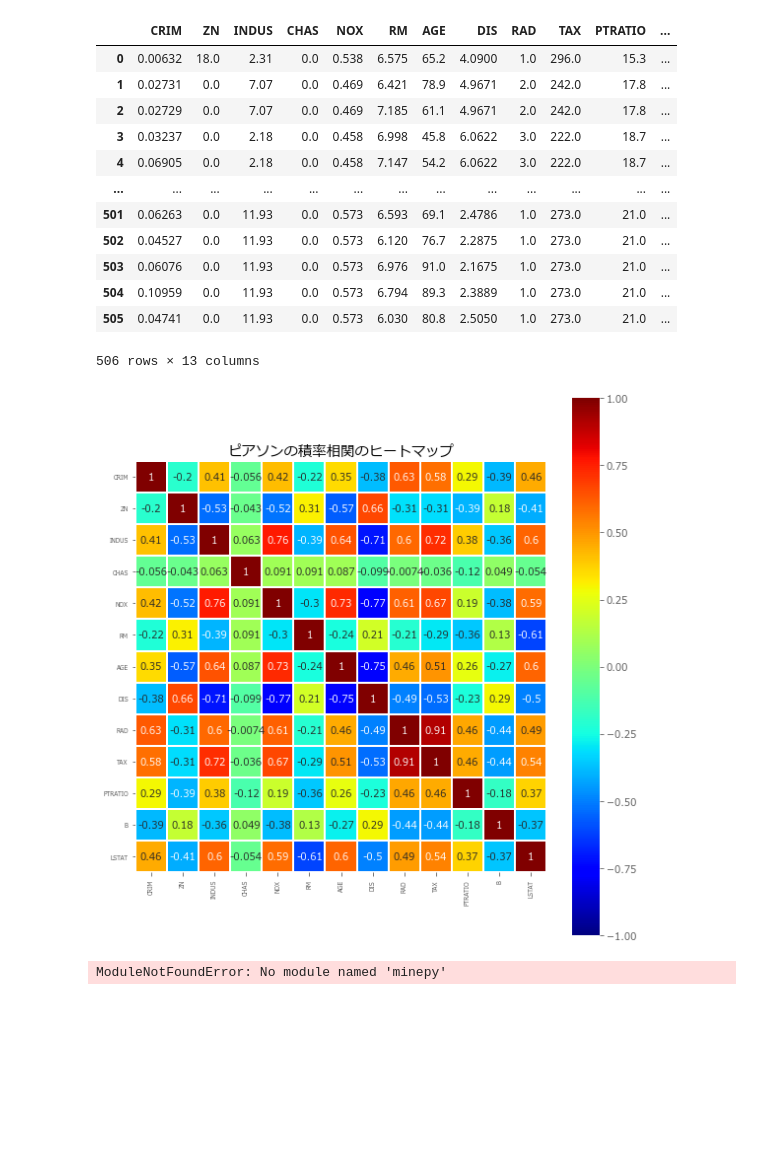
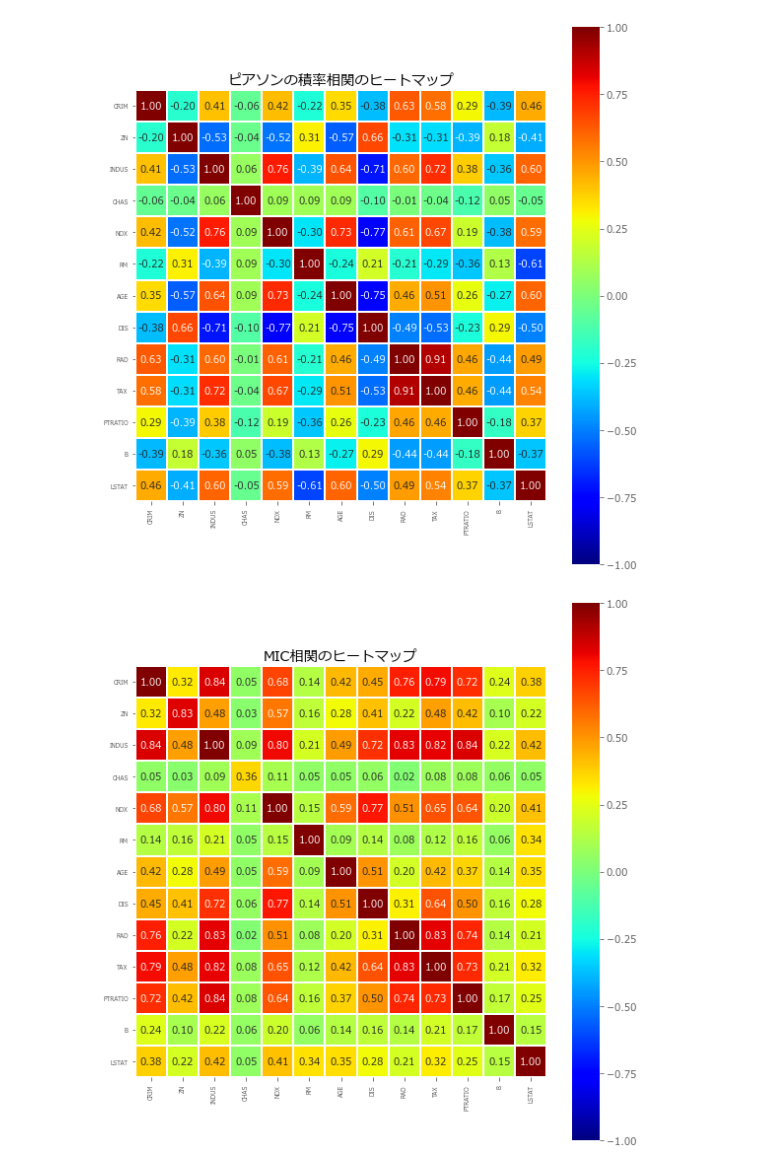
Before and after one commit to Data-Anal-Ojisan/DataAnalOji.hatena.sample, a Jupyter notebook: python_samples/blog_MIC_coefficient_array.ipynb, the cells around one changed output. Saved outputs shown, nothing was run; the diff lists cells and outputs as text; code cells hidden in the pictures; blank space fills up the shorter version.

```diff
--- a/python_samples/blog_MIC_coefficient_array.ipynb
+++ b/python_samples/blog_MIC_coefficient_array.ipynb
@@ -1,79 +47,51 @@
+# %%
+plt.figure(figsize=(8, 8))
+sns.heatmap(df.corr(),
+            linewidths=1,
+            cmap='jet',
+            square=True,
+            annot=True,
+            vmax=1,
+            vmin=-1,
+            center=0,
+            fmt="1.2f")
+plt.axes().set_ylim(df.shape[1], 0)
+plt.tick_params(axis='y', which='major', labelsize=6)
+plt.tick_params(axis='x', which='major', labelsize=6)
+plt.title("ピアソンの積率相関のヒートマップ")
+plt.tight_layout()
+plt.show()
+# %% [output]
+[figure, added]
 # %%
-import numpy as np
-import pandas as pd
-
-%matplotlib inline
-import matplotlib.pyplot as plt
-plt.style.use("ggplot")
-plt.rcParams["font.family"] = "Meiryo"
-import seaborn as sns
-
-from sklearn.datasets import load_boston
-boston = load_boston()
-
-df = pd.DataFrame(boston.data, columns=boston.feature_names)
-
-display(df)
-
-plt.figure(figsize=(8, 8))
-sns.heatmap(df.corr(),
-            linewidths=1,
-            cmap='jet',
-            square=True,
-            annot=True,
-            vmax=1,
-            vmin=-1,
-            center=0)
-plt.axes().set_ylim(df.shape[1], 0)
-plt.tick_params(axis='y', which='major', labelsize=6)
-plt.tick_params(axis='x', which='major', labelsize=6)
-plt.grid(None)
-plt.title("ピアソンの積率相関のヒートマップ")
-plt.tight_layout()
-plt.show()
-
-from minepy import MINE
 
 mine = MINE(alpha=1, c=0.1, est="mic_e")
 
 df_mic = pd.DataFrame(columns=df.columns, index=df.columns)
 
 for column in df.columns:
 
     for index in df.columns:
 
         mine.compute_score(df[column], df[index])
         df_mic.loc[index, column] = mine.mic()
 
 plt.figure(figsize=(8, 8))
 sns.heatmap(df_mic.astype(float),
             linewidths=1,
             cmap='jet',
             square=True,
             annot=True,
             vmax=1,
             vmin=-1,
-            center=0)
+            center=0,
+            fmt="1.2f")
 plt.axes().set_ylim(df.shape[1], 0)
 plt.tick_params(axis='y', which='major', labelsize=6)
 plt.tick_params(axis='x', which='major', labelsize=6)
 plt.grid(None)
 plt.title("MIC相関のヒートマップ")
 plt.tight_layout()
 plt.show()
 # %% [output]
-|  | CRIM | ZN | INDUS | CHAS | NOX | RM | AGE | DIS | RAD | TAX | PTRATIO | ... |
-| 0 | 0.00632 | 18.0 | 2.31 | 0.0 | 0.538 | 6.575 | 65.2 | 4.0900 | 1.0 | 296.0 | 15.3 | ... |
-| 1 | 0.02731 | 0.0 | 7.07 | 0.0 | 0.469 | 6.421 | 78.9 | 4.9671 | 2.0 | 242.0 | 17.8 | ... |
-| 2 | 0.02729 | 0.0 | 7.07 | 0.0 | 0.469 | 7.185 | 61.1 | 4.9671 | 2.0 | 242.0 | 17.8 | ... |
-| 3 | 0.03237 | 0.0 | 2.18 | 0.0 | 0.458 | 6.998 | 45.8 | 6.0622 | 3.0 | 222.0 | 18.7 | ... |
-| 4 | 0.06905 | 0.0 | 2.18 | 0.0 | 0.458 | 7.147 | 54.2 | 6.0622 | 3.0 | 222.0 | 18.7 | ... |
-| ... | ... | ... | ... | ... | ... | ... | ... | ... | ... | ... | ... | ... |
-| 501 | 0.06263 | 0.0 | 11.93 | 0.0 | 0.573 | 6.593 | 69.1 | 2.4786 | 1.0 | 273.0 | 21.0 | ... |
-| 502 | 0.04527 | 0.0 | 11.93 | 0.0 | 0.573 | 6.120 | 76.7 | 2.2875 | 1.0 | 273.0 | 21.0 | ... |
-| 503 | 0.06076 | 0.0 | 11.93 | 0.0 | 0.573 | 6.976 | 91.0 | 2.1675 | 1.0 | 273.0 | 21.0 | ... |
-| 504 | 0.10959 | 0.0 | 11.93 | 0.0 | 0.573 | 6.794 | 89.3 | 2.3889 | 1.0 | 273.0 | 21.0 | ... |
-| 505 | 0.04741 | 0.0 | 11.93 | 0.0 | 0.573 | 6.030 | 80.8 | 2.5050 | 1.0 | 273.0 | 21.0 | ... |
-506 rows × 13 columns
-[figure, old version]
+[figure, new version]
-ModuleNotFoundError: No module named 'minepy'
```
Also changed, not shown: parts of 4 cells of this notebook.
